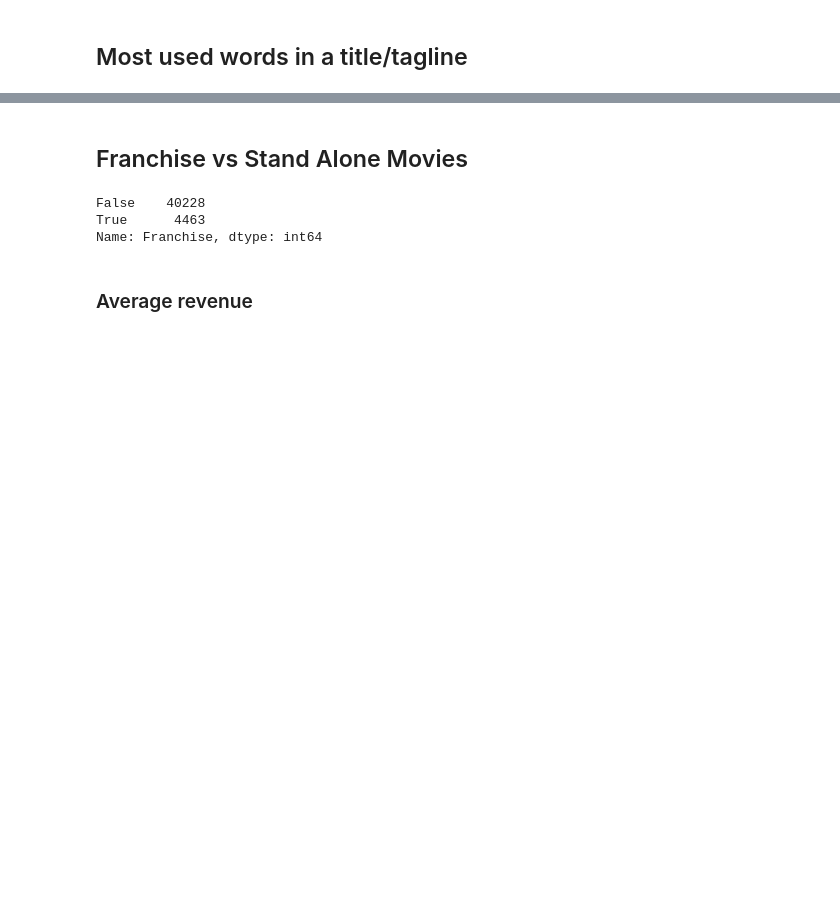
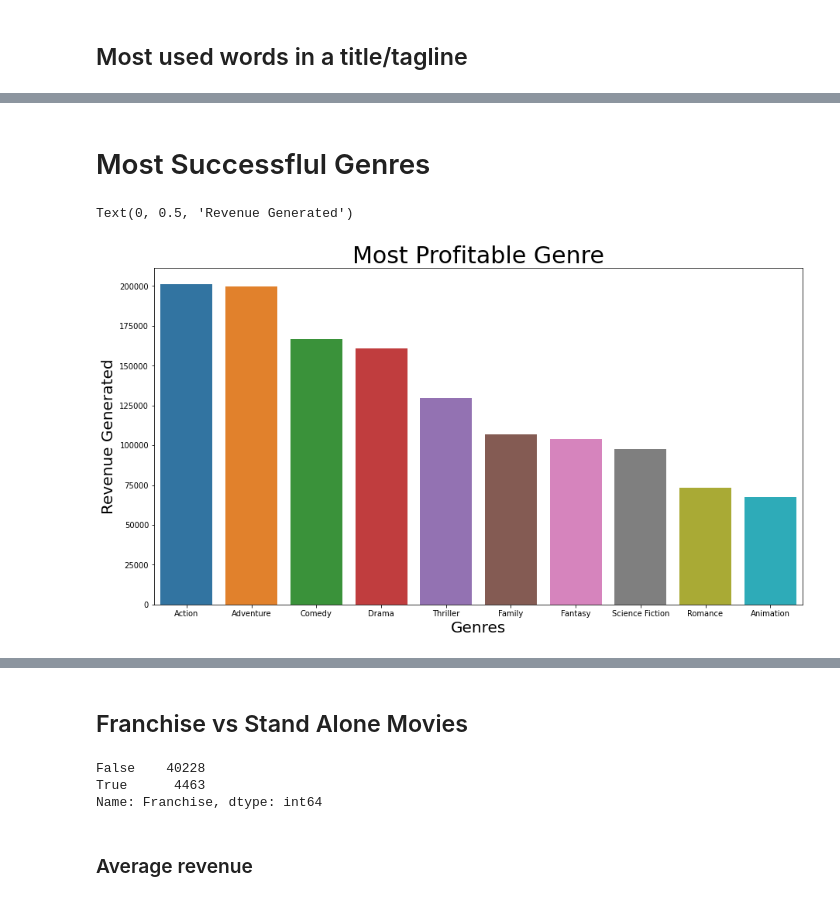
Before and after one commit to MusumuriSamson/EDA_Movies, a Jupyter notebook: eda_movies_dataset.ipynb, the cells around one changed output, grey strips where cells are left out. Cells and saved outputs as stored; diff of their text form; code cells hidden in the pictures; blank space fills up the shorter version.

```diff
--- a/eda_movies_dataset.ipynb
+++ b/eda_movies_dataset.ipynb
@@ -269,0 +272,5 @@ plt.axis('off');
+# %%
+genre = df.genres.str.split('|',expand=True)
+genre = genre.stack().reset_index(level=1,drop=True).to_frame()
+genre.columns = ['Genres']
+genre
@@ -269,0 +292,5 @@ plt.axis('off');
+# %%
+genre = genre.merge(df[[
+    'title','budget_musd','revenue_musd',
+    'vote_count','release_date','vote_average','popularity']],
+                    how='left', left_index=True, right_index=True)
@@ -269,0 +318,23 @@ plt.axis('off');
+# %%
+agg_genres = genre.groupby('Genres').agg(Total_Revenue=('revenue_musd', 'sum'),
+                                      Mean_Revenue=('revenue_musd', 'mean'),
+                                      Mean_Rating=('vote_average', 'mean'),
+                                      Mean_Pop=('popularity', 'mean'),
+                                                                      )
+agg_genres = agg_genres.reset_index(level=0)
+agg_genres=agg_genres.sort_values(by='Total_Revenue',ascending=False)
+agg_genres
+# %%
+x= agg_genres.Genres.head(10)
+y = agg_genres.Total_Revenue.head(10)
+# %% [markdown]
+# Most Successflul Genres
+# %%
+plt.figure(figsize=(15,8))
+plt.xlabel('Genres',fontsize=20)
+sns.barplot(x=x,y=y)
+plt.title('Most Profitable Genre',fontsize=30)
+plt.ylabel('Revenue Generated',fontsize=20)
+# %% [output]
+Text(0, 0.5, 'Revenue Generated')
+[figure, added]
```
Also changed, not shown: parts of 6 cells of this notebook.
